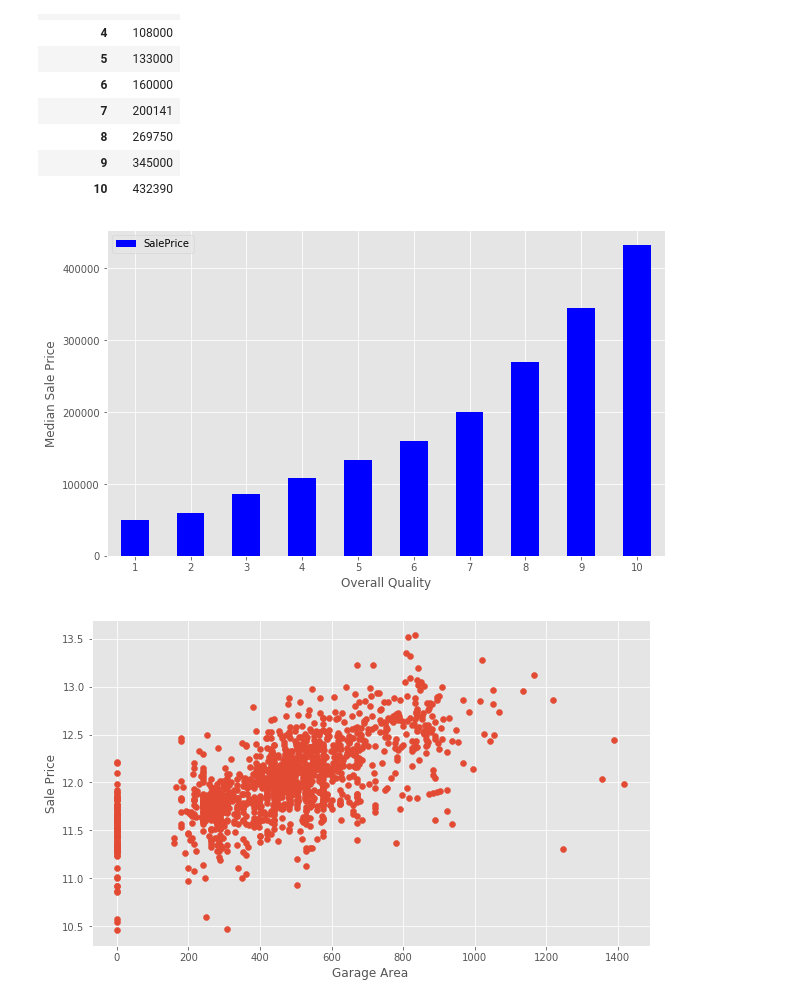
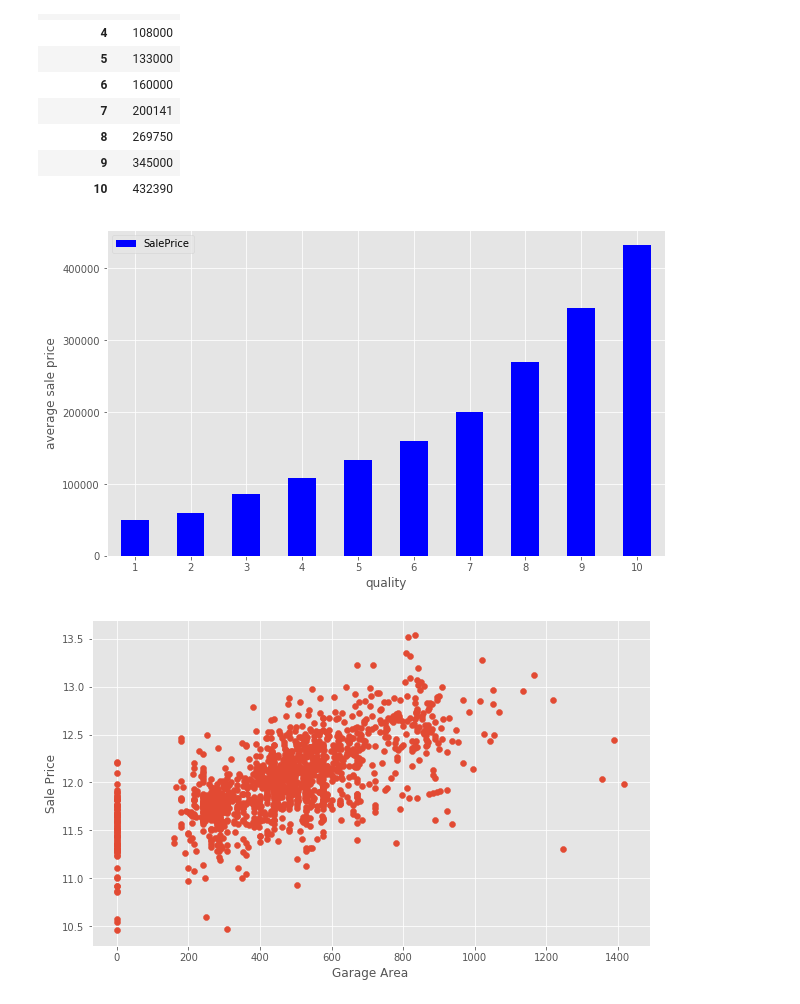
Before and after one commit to marcovalle2000/group24_housing, a Jupyter notebook: 07_02.ipynb, the cells around one changed output. Drawn from its saved outputs; the diff is of its cells as text; code cells hidden in the pictures.

```diff
--- a/07_02.ipynb
+++ b/07_02.ipynb
@@ -97,8 +123,7 @@ train.OverallQual.unique()
 # %% [output]
 array([ 7,  6,  8,  5,  9,  4, 10,  3,  1,  2])
 # %%
-quality_pivot = train.pivot_table(index='OverallQual',
-                  values='SalePrice', aggfunc=np.median)
+quality_pivot = train.pivot_table(index='OverallQual', values='SalePrice', aggfunc=np.median)
 # %%
 quality_pivot
 # %% [output]
@@ -116,12 +141,12 @@ quality_pivot
 | 10 | 432390 |
 # %%
 quality_pivot.plot(kind='bar', color='blue')
-plt.xlabel('Overall Quality')
-plt.ylabel('Median Sale Price')
+plt.xlabel('quality')
+plt.ylabel('average sale price')
 plt.xticks(rotation=0)
 plt.show()
 # %% [output]
-[figure, old version]
+[figure, new version]
 # %%
 plt.scatter(x=train['GarageArea'], y=target)
 plt.ylabel('Sale Price')
```
Also changed, not shown: parts of 21 cells of this notebook.
